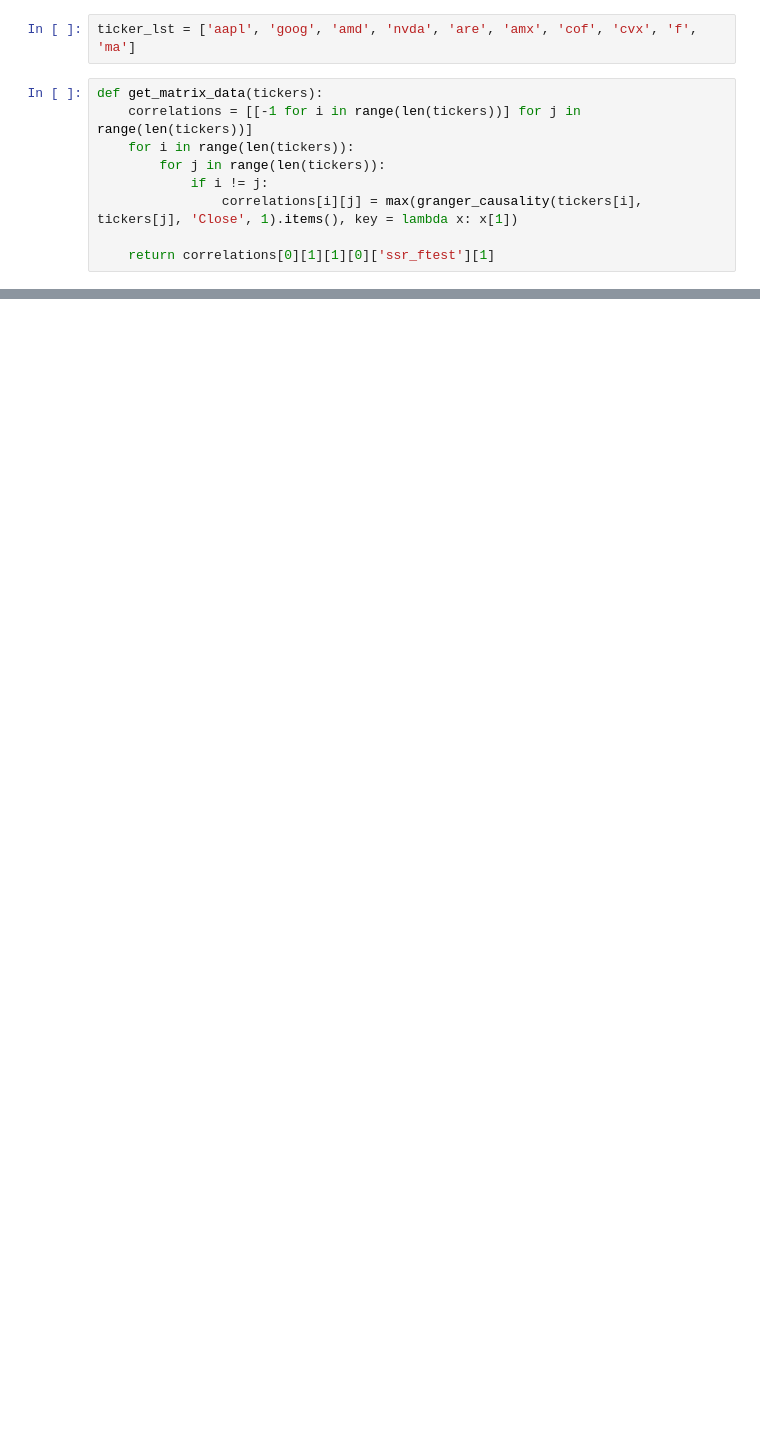
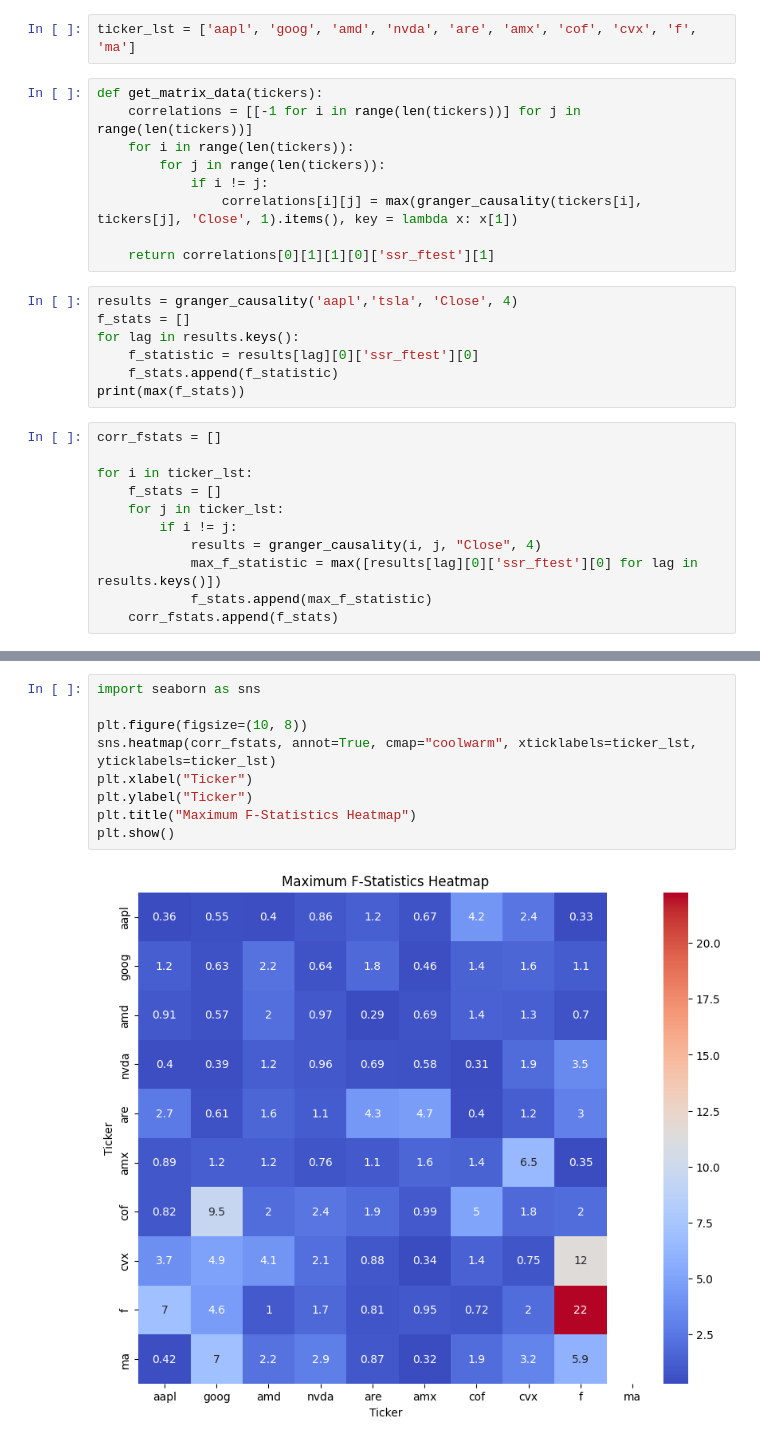
Before and after one commit to abhatia1205/CausalityTests, a Jupyter notebook: granger_causality.ipynb, the cells around one changed output, grey strips where cells are left out. Cells and saved outputs as stored; diff of their text form; blank space fills up the shorter version.

Commit message:
made heatmap idk if its right

```diff
--- a/granger_causality.ipynb
+++ b/granger_causality.ipynb
@@ -211,3 +243,21 @@ def get_matrix_data(tickers):
                 correlations[i][j] = max(granger_causality(tickers[i], tickers[j], 'Close', 1).items(), key = lambda x: x[1])
 
     return correlations[0][1][1][0]['ssr_ftest'][1]
+# %%
+results = granger_causality('aapl','tsla', 'Close', 4)
+f_stats = []
+for lag in results.keys():
+    f_statistic = results[lag][0]['ssr_ftest'][0]
+    f_stats.append(f_statistic)
+print(max(f_stats))
+# %%
+corr_fstats = []
+
+for i in ticker_lst:
+    f_stats = []
+    for j in ticker_lst:
+        if i != j:
+            results = granger_causality(i, j, "Close", 4)
+            max_f_statistic = max([results[lag][0]['ssr_ftest'][0] for lag in results.keys()])
+            f_stats.append(max_f_statistic)
+    corr_fstats.append(f_stats)
@@ -213,0 +474,11 @@ def get_matrix_data(tickers):
+# %%
+import seaborn as sns
+
+plt.figure(figsize=(10, 8))
+sns.heatmap(corr_fstats, annot=True, cmap="coolwarm", xticklabels=ticker_lst, yticklabels=ticker_lst)
+plt.xlabel("Ticker")
+plt.ylabel("Ticker")
+plt.title("Maximum F-Statistics Heatmap")
+plt.show()
+# %% [output]
+[figure, added]
```
Also changed, not shown: parts of 5 cells of this notebook.
